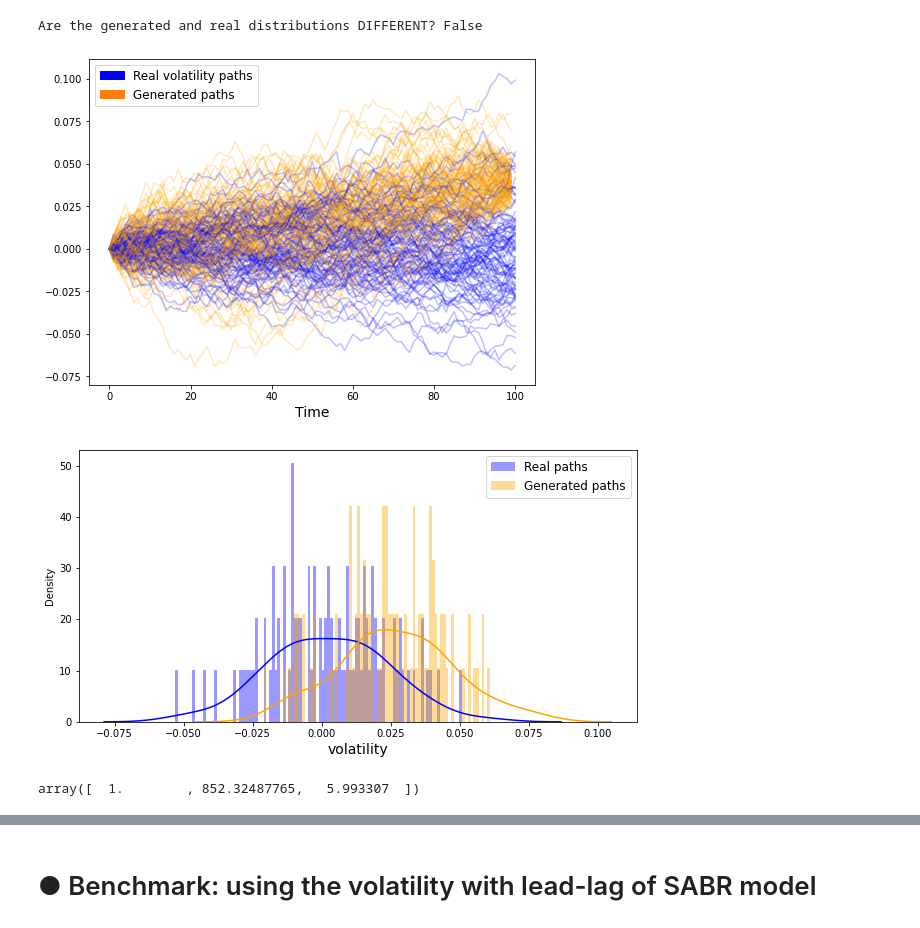
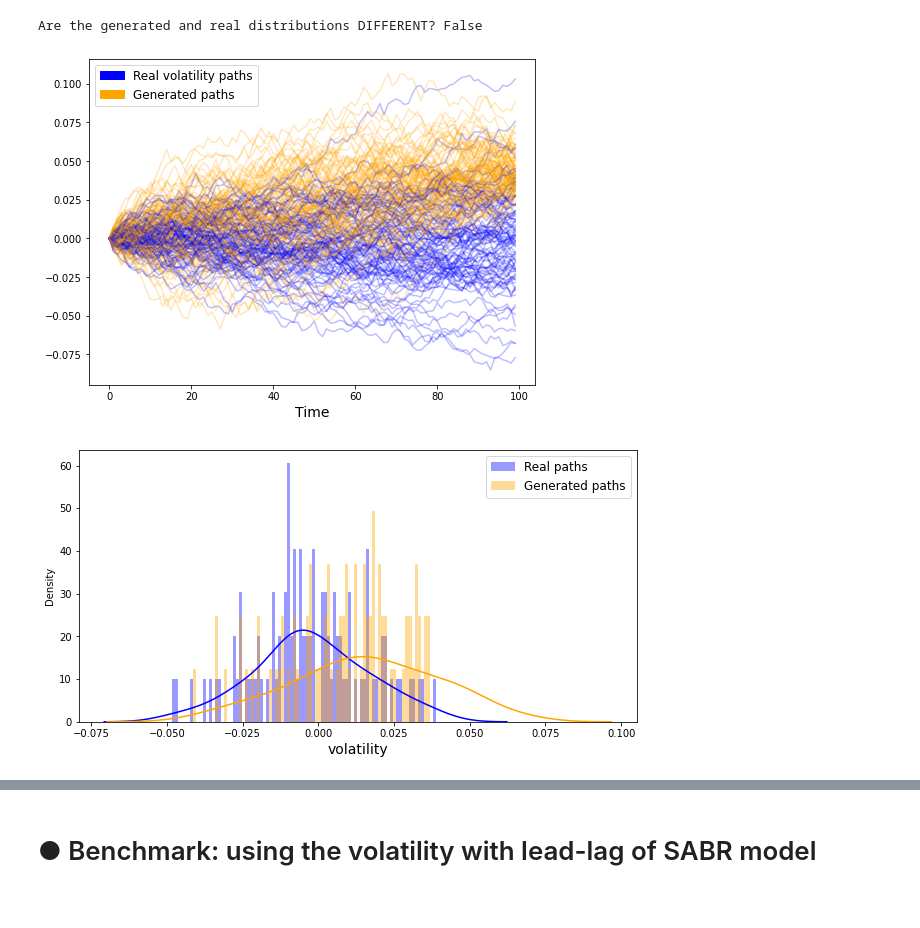
Before and after one commit to tkts0426/JAFEE_2022_winter, a Jupyter notebook: program/notebooks/main.ipynb, the cells around one changed output, grey strips where cells are left out. Drawn from its saved outputs; the diff is of its cells as text; code cells hidden in the pictures.

```diff
--- a/program/notebooks/main.ipynb
+++ b/program/notebooks/main.ipynb
@@ -211,7 +212,7 @@ plt.show();
 # %% [markdown]
 ## Build explanatory variable
 # %%
-sig_order = 3
+sig_order = 4
 # %%
 orig_logsig = []
 orig_logsig_cond = []
@@ -459,7 +460,7 @@ orig_logsig_cond = []
 for i in tqdm(range(DATAs.shape[0]), desc="Computing log-signatures"):
     path = DATAs[i, :, :]
 
-    orig_logsig.append(esig.stream2logsig(path[0, 1], sig_order))
+    orig_logsig.append(esig.stream2logsig(path[:, [0, 1]], sig_order))
     orig_logsig_cond.append(esig.stream2logsig(path[:, [0, 2]], sig_order))
 
 orig_logsig = np.array(orig_logsig)
@@ -469,8 +470,8 @@ scaler = MinMaxScaler(feature_range=(0.00001, 0.99999))
 logsig = scaler.fit_transform(orig_logsig)
 logsig_cond = scaler.fit_transform(orig_logsig_cond)
 
-logsigs = logsig[1:]
-conditions = logsig_cond[:-1]
+logsigs = logsig
+conditions = logsig_cond
 
 data = utils.as_float_array(logsigs)
 data_cond = utils.as_float_array(conditions)
@@ -491,7 +492,7 @@ orig_logsig_target = np.array(orig_logsig_target)
 scaler = MinMaxScaler(feature_range=(0.00001, 0.99999))
 logsig_target = scaler.fit_transform(orig_logsig_target)
 
-target_data = utils.as_float_array(logsig_target)[1:]
+target_data = utils.as_float_array(logsig_target)
 input_dim_target = target_data.shape[1]
 # %% [markdown]
 ## Make the dataset
@@ -588,43 +589,39 @@ for path1, path2 in zip(DATAs, generated_path):
 
 blue_patch = mpatches.Patch(color='blue', label='Real volatility paths')
 orange_patch = mpatches.Patch(color='orange', label='Generated paths')
-plt.legend(handles=[blue_patch, red_patch], fontsize=12)
+plt.legend(handles=[blue_patch, orange_patch], fontsize=12)
 plt.xlabel("Time", fontsize=14)
 # plt.xticks([i/1000 for i in range(1000)])
 fig.savefig("Figures/generatedVolFromVol.png", dpi=300, bbox_inches="tight")
 plt.show();
 # %% [output]
-[figure, old version]
+[figure, new version]
 # %%
-generated_vol = [path[70] for path in generated_path]
-real_vol = [path[70, 2] - path[0, 2] for path in DATAs[:100]]
+generated_vol = [path[40] for path in generated_path]
+real_vol = [path[40, 2] - path[0, 2] for path in DATAs[:100]]
 
 # 最小値
 x_min_gene = min(generated_vol)
 x_min_real = min(real_vol)
 
 x_min = min(x_min_gene, x_min_real)
 
 # 最大値
 x_max_gene = max(generated_vol)
 x_max_real = max(real_vol)
 
 x_max = min(x_max_gene, x_max_real)
 
 # 最小値から最大値の範囲で5間隔
 range_bin_width = np.arange(x_min, x_max, 0.001)
 
 fig, ax = plt.subplots(figsize = (10, 5))
 ax = sns.distplot(real_vol, color = 'blue', bins=range_bin_width, label="Real paths", kde = True)
 ax = sns.distplot(generated_vol, color = 'orange', bins=range_bin_width, label="Generated paths", kde = True)
 
 plt.xlabel("volatility", fontsize=14)
 plt.legend(fontsize=12)
 fig.savefig("Figures/generatedVolFromVol_distribution_70.png", dpi=300, bbox_inches="tight")
 plt.show()
 # %% [output]
-[figure, old version]
+[figure, new version]
-# %%
-DATAs[0][-1][]
-# %% [output]
-array([  1.        , 852.32487765,   5.993307  ])
```
Also changed, not shown: parts of 6 cells of this notebook, 5 other files.
